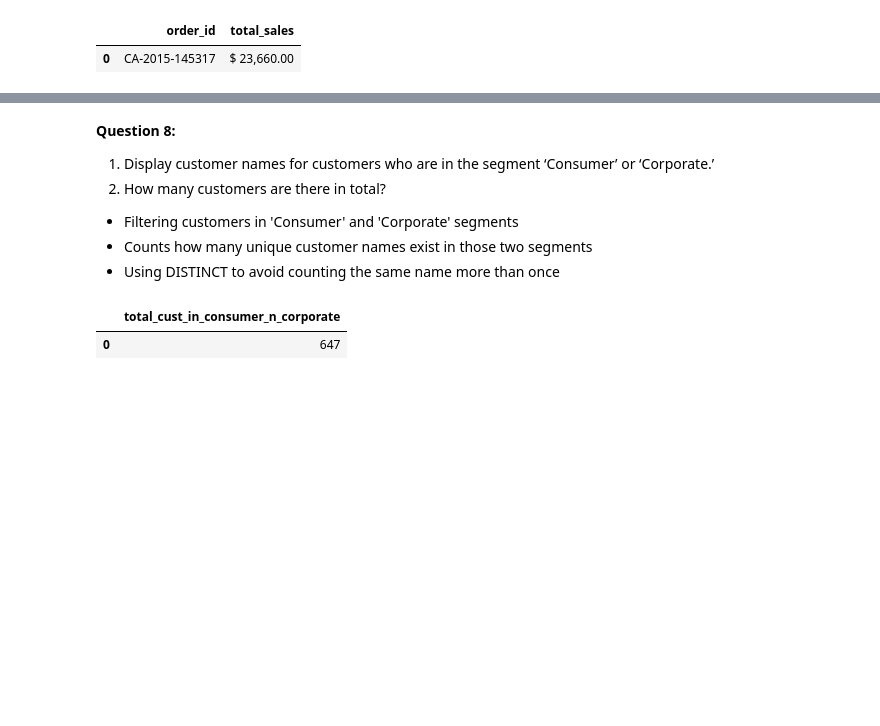
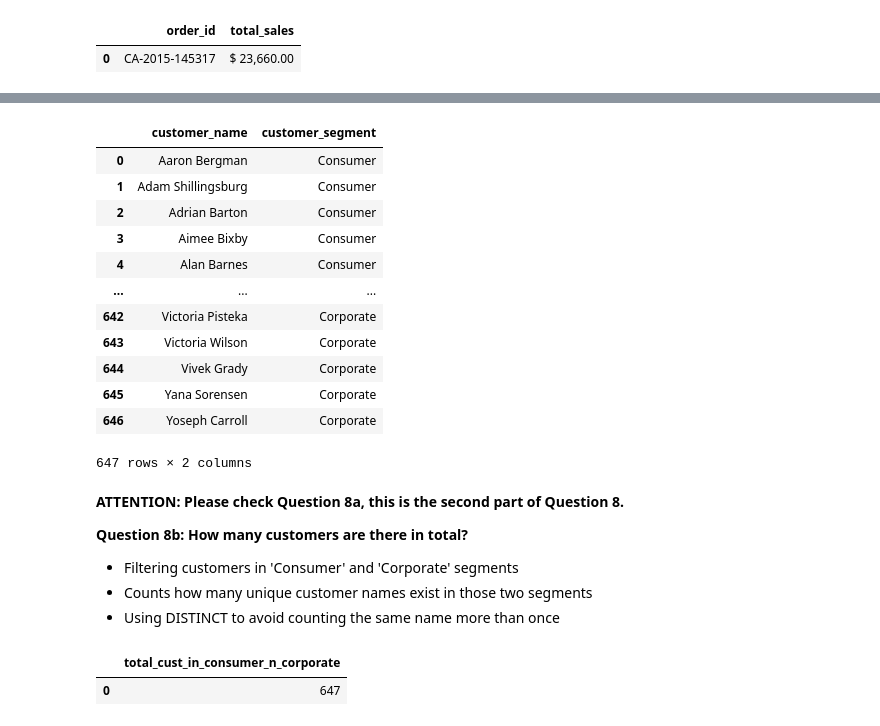
Before and after one commit to sevilkck/Masterschool-Unicorn-Project, a Jupyter notebook: Unicorn_Project.ipynb, the cells around one changed output, grey strips where cells are left out. Saved outputs shown, nothing was run; the diff lists cells and outputs as text; code cells hidden in the pictures; blank space fills up the shorter version.

```diff
--- a/Unicorn_Project.ipynb
+++ b/Unicorn_Project.ipynb
@@ -191,8 +202,31 @@ display(biggest_order_2015_df)
+# %%
+sql_query = """
+SELECT DISTINCT customer_name, customer_segment
+FROM customers
+WHERE customer_segment IN('Consumer','Corporate')
+ORDER BY customer_segment;
+"""
+
+customer_names_df = pd.read_sql(sql_query, connection)
+display(customer_names_df)
+# %% [output]
+|  | customer_name | customer_segment |
+| 0 | Aaron Bergman | Consumer |
+| 1 | Adam Shillingsburg | Consumer |
+| 2 | Adrian Barton | Consumer |
+| 3 | Aimee Bixby | Consumer |
+| 4 | Alan Barnes | Consumer |
+| ... | ... | ... |
+| 642 | Victoria Pisteka | Corporate |
+| 643 | Victoria Wilson | Corporate |
+| 644 | Vivek Grady | Corporate |
+| 645 | Yana Sorensen | Corporate |
+| 646 | Yoseph Carroll | Corporate |
+647 rows × 2 columns
 # %% [markdown]
-**Question 8:**
+**ATTENTION: Please check Question 8a, this is the second part of Question 8.**
 
-1.   Display customer names for customers who are in the segment ‘Consumer’ or ‘Corporate.’
-2.   How many customers are there in total?
+**Question 8b: How many customers are there in total?**
 
 *   Filtering customers in 'Consumer' and 'Corporate' segments
 *   Counts how many unique customer names exist in those two segments
```
Also changed, not shown: parts of 3 cells of this notebook.
